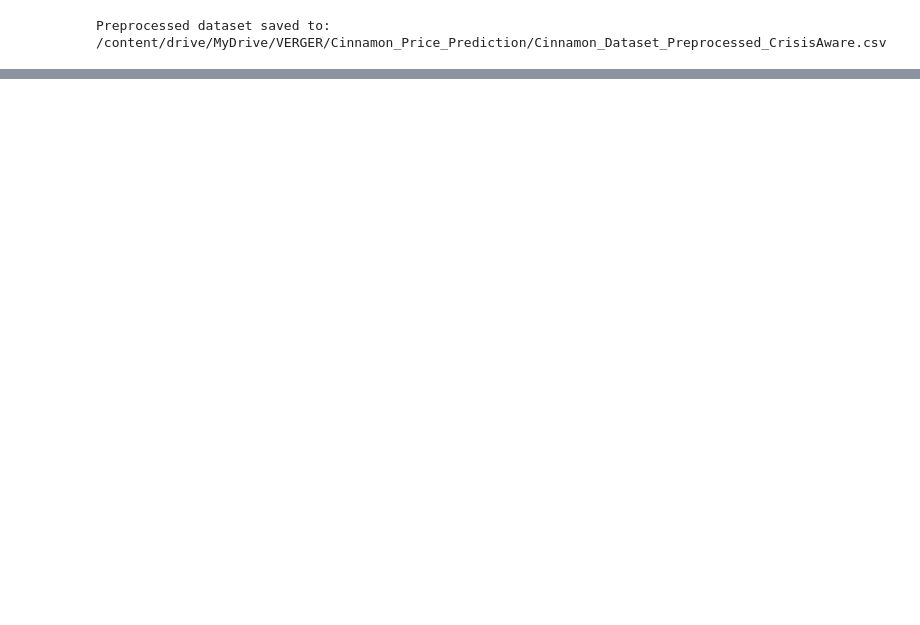
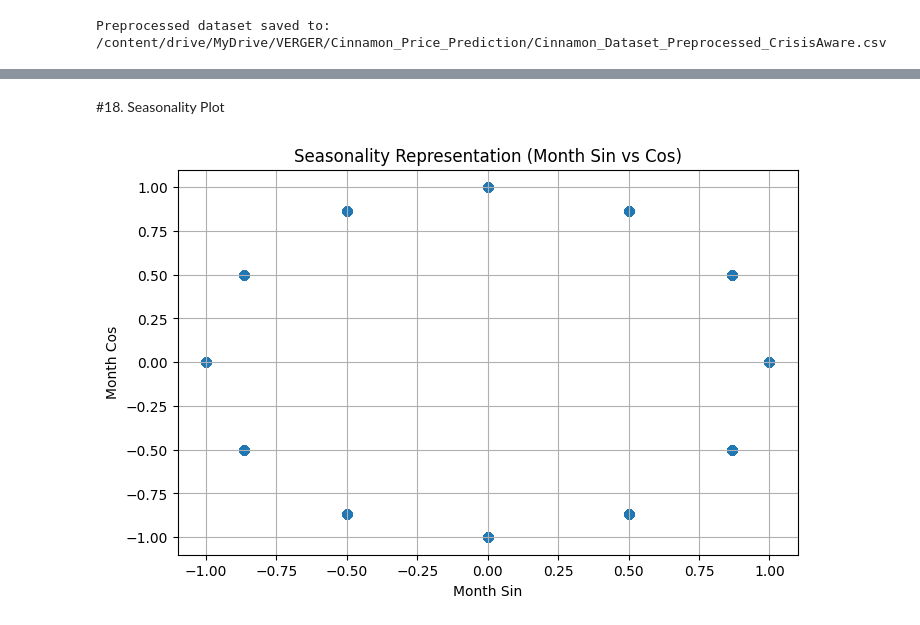
Before and after one commit to vimesh630/Spice_Price_Prediction_VERGER, a Jupyter notebook: Preprocessing_for_Cinnamon_Price_Forecasting_Model.ipynb, the cells around one changed output, grey strips where cells are left out. Cells and saved outputs as stored; diff of their text form; code cells hidden in the pictures; blank space fills up the shorter version.

```diff
--- a/Preprocessing_for_Cinnamon_Price_Forecasting_Model.ipynb
+++ b/Preprocessing_for_Cinnamon_Price_Forecasting_Model.ipynb
@@ -121,0 +138,12 @@ Preprocessed dataset saved to: /content/drive/MyDrive/VERGER/Cinnamon_Price_Pred
+# %% [markdown]
+#18. Seasonality Plot
+# %%
+plt.figure(figsize=(8, 5))
+plt.scatter(df['month_sin'], df['month_cos'], alpha=0.6)
+plt.title("Seasonality Representation (Month Sin vs Cos)")
+plt.xlabel("Month Sin")
+plt.ylabel("Month Cos")
+plt.grid(True)
+plt.show()
+# %% [output]
+[figure, added]
```
Also changed, not shown: parts of 7 cells of this notebook.
